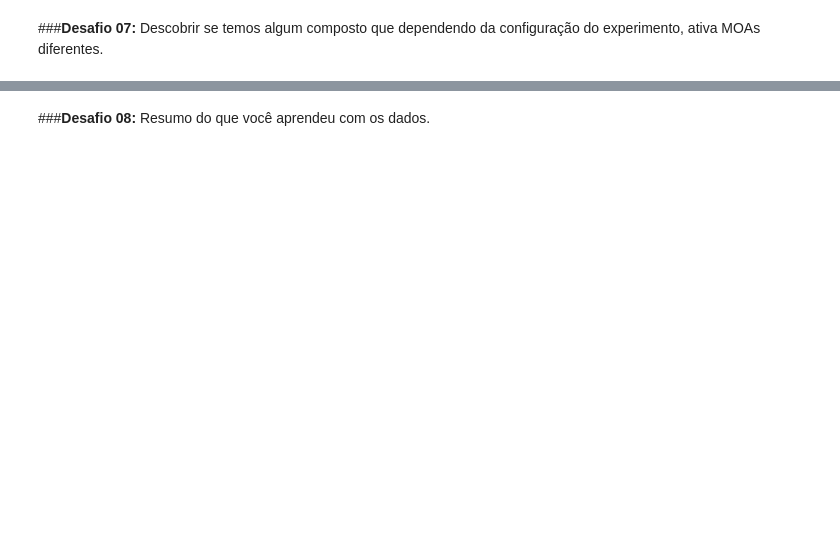
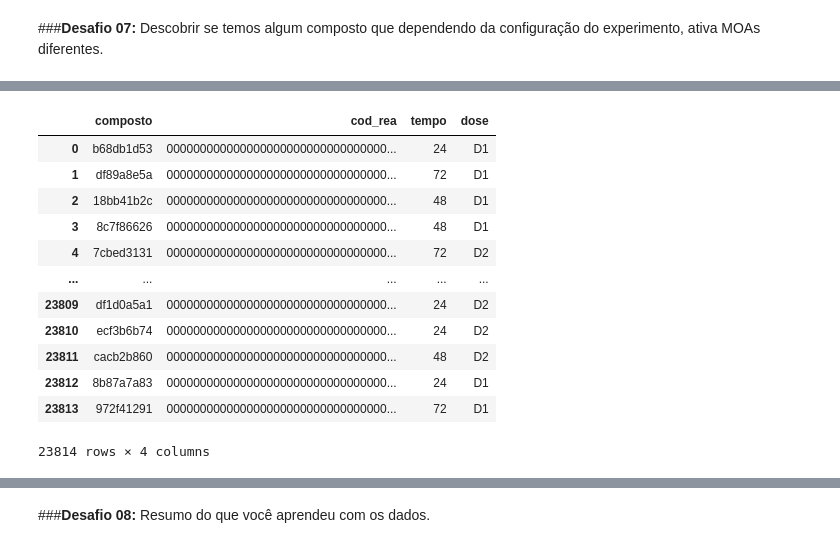
Before and after one commit to Andremarcucci98/ImersaoDados3--Alura, a Jupyter notebook: Imersao_Dados_Aula04.ipynb, the cells around one changed output, grey strips where cells are left out. Cells and saved outputs as stored; diff of their text form; code cells hidden in the pictures; blank space fills up the shorter version.

```diff
--- a/Imersao_Dados_Aula04.ipynb
+++ b/Imersao_Dados_Aula04.ipynb
@@ -568,0 +755,3 @@ Text(0.5, 1.0, 'Controle')
+# %%
+dados_desafio7 = pd.merge(dados_resultados, dados[['id','composto', 'tempo', 'dose']], on='id')
+dados_desafio7
@@ -568,0 +772,18 @@ Text(0.5, 1.0, 'Controle')
+# %%
+dados_desafio7['cod_rea'] = dados_desafio7[dados_resultados.drop(['id', 'n_moa', 'ativo_moa'], axis=1).columns].astype(str).agg(''.join, axis=1)
+dados_desafio7 = dados_desafio7[['composto', 'cod_rea', 'tempo', 'dose']]
+dados_desafio7
+# %% [output]
+|  | composto | cod_rea | tempo | dose |
+| 0 | b68db1d53 | 000000000000000000000000000000000... | 24 | D1 |
+| 1 | df89a8e5a | 000000000000000000000000000000000... | 72 | D1 |
+| 2 | 18bb41b2c | 000000000000000000000000000000000... | 48 | D1 |
+| 3 | 8c7f86626 | 000000000000000000000000000000000... | 48 | D1 |
+| 4 | 7cbed3131 | 000000000000000000000000000000000... | 72 | D2 |
+| ... | ... | ... | ... | ... |
+| 23809 | df1d0a5a1 | 000000000000000000000000000000000... | 24 | D2 |
+| 23810 | ecf3b6b74 | 000000000000000000000000000000000... | 24 | D2 |
+| 23811 | cacb2b860 | 000000000000000000000000000000000... | 48 | D2 |
+| 23812 | 8b87a7a83 | 000000000000000000000000000000000... | 24 | D1 |
+| 23813 | 972f41291 | 000000000000000000000000000000000... | 72 | D1 |
+23814 rows × 4 columns
```
Also changed, not shown: parts of 39 cells of this notebook.
